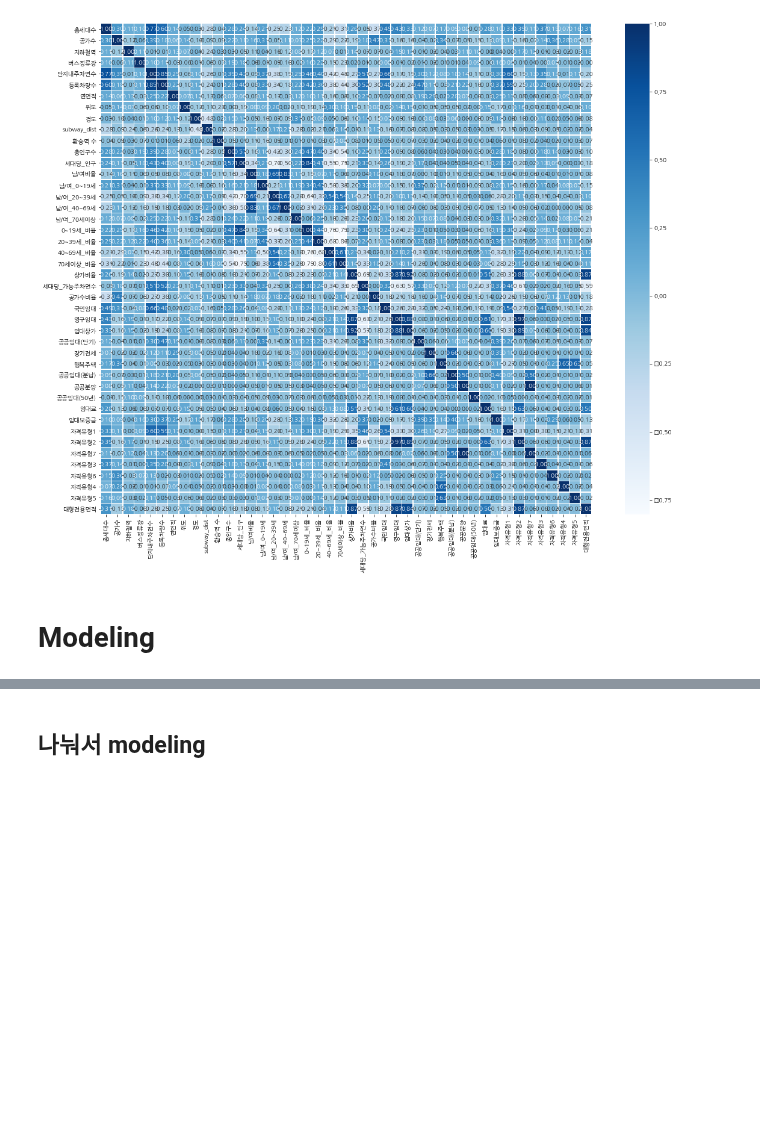
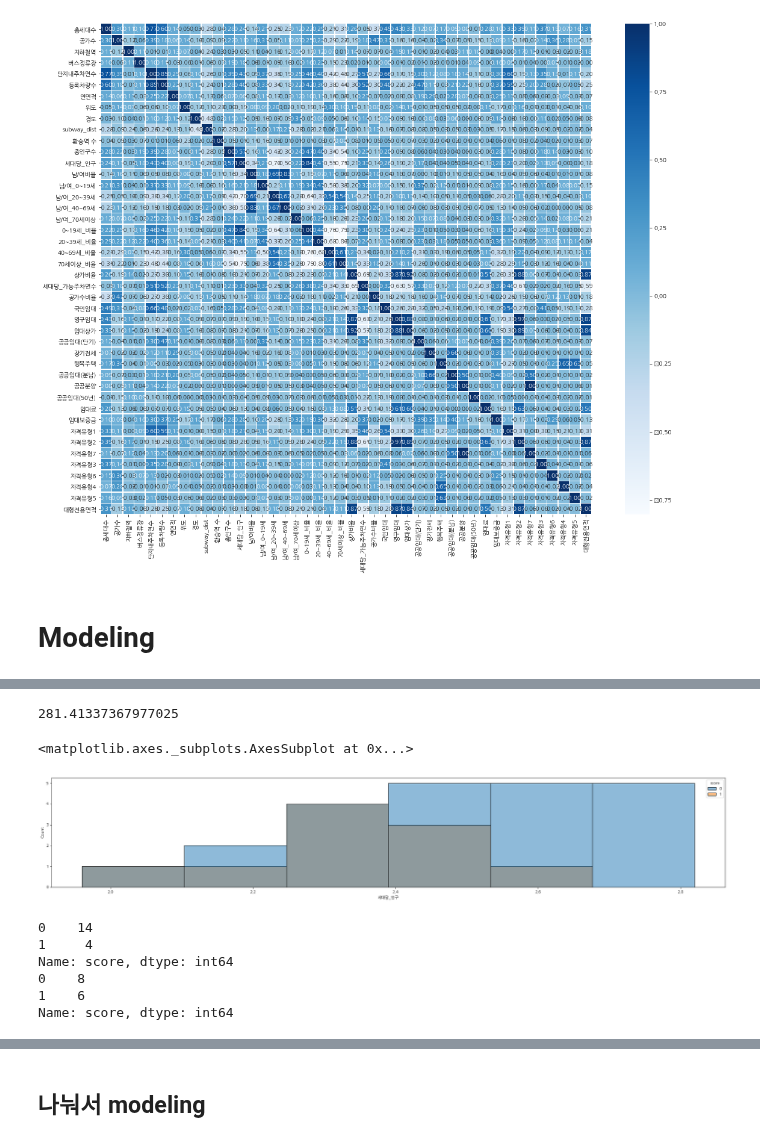
Before and after one commit to whdbfla6/Daesamanlap, a Jupyter notebook: EDA_CYR/0718_은영.ipynb, the cells around one changed output, grey strips where cells are left out. Saved outputs shown, nothing was run; the diff lists cells and outputs as text; code cells hidden in the pictures; blank space fills up the shorter version.

```diff
--- a/EDA_CYR/0718_은영.ipynb
+++ b/EDA_CYR/0718_은영.ipynb
@@ -376,3 +379,8 @@ minMaxScaler = MinMaxScaler()
 from sklearn.model_selection import train_test_split
 from sklearn.model_selection import cross_val_score, KFold, RepeatedKFold
 from sklearn.metrics import mean_absolute_error
+# %%
+train1=data[data.단지내주차면수<785].reset_index(drop=True)
+train2=data[data.단지내주차면수>=785].reset_index(drop=True)
+test1=dat[dat.단지내주차면수<785].reset_index(drop=True)
+test2=dat[dat.단지내주차면수>=785].reset_index(drop=True)
@@ -378,0 +416,23 @@ from sklearn.metrics import mean_absolute_error
+# %%
+X = train2.drop(columns=['단지명','단지코드','도로명주소','subway_name',
+                         '등록차량수', '임대상가',
+                     "자격유형1","자격유형2","자격유형3","자격유형4","자격유형5","자격유형6","자격유형7"])
+X = pd.get_dummies(X, drop_first=True)
+y = train2['등록차량수']
+# %%
+X_train, X_test, y_train, y_test = train_test_split(X, y, test_size=0.3,random_state=2021,shuffle=True)
+
+model_2=CatBoostRegressor(random_state=2021, verbose=False).fit(X_train, y_train)
+model2_pred = model_2.predict(X_test)
+# %%
+print(mean_absolute_error(model2_pred,y_test))
+# %% [output]
+281.41337367977025
+# %%
+prediction2 = pd.DataFrame(columns=['단지코드','등록차량수','y_pred'])
+prediction2['단지코드'] = train2.loc[X_test.index.values,'단지코드']
+prediction2['등록차량수'] = train2.loc[X_test.index.values,'등록차량수']
+prediction2['y_pred'] = model2_pred
+prediction2['mae'] = prediction2.apply(lambda x : x['y_pred']-x['등록차량수'], axis=1)
+prediction2['score'] = prediction2['mae'].apply(lambda x : 1 if abs(x)<=150 else 0) #0 나쁜 성적
+prediction2['세대당_인구'] = train2.loc[X_test.index.values,'세대당_인구']
@@ -378,0 +441,16 @@ from sklearn.metrics import mean_absolute_error
+# %%
+fig, ax = plt.subplots(figsize=(30,5))
+sns.histplot(data=prediction2,x='세대당_인구',hue='score')
+# %% [output]
+<matplotlib.axes._subplots.AxesSubplot at 0x...>
+[figure, added]
+# %%
+print(prediction2[prediction2['세대당_인구']>=2.4]['score'].value_counts())
+print(prediction2[prediction2['세대당_인구']<2.4]['score'].value_counts())
+# %% [output]
+0    14
+1     4
+Name: score, dtype: int64
+0    8
+1    6
+Name: score, dtype: int64
```
Also changed, not shown: parts of 54 cells of this notebook, 11 other files.
